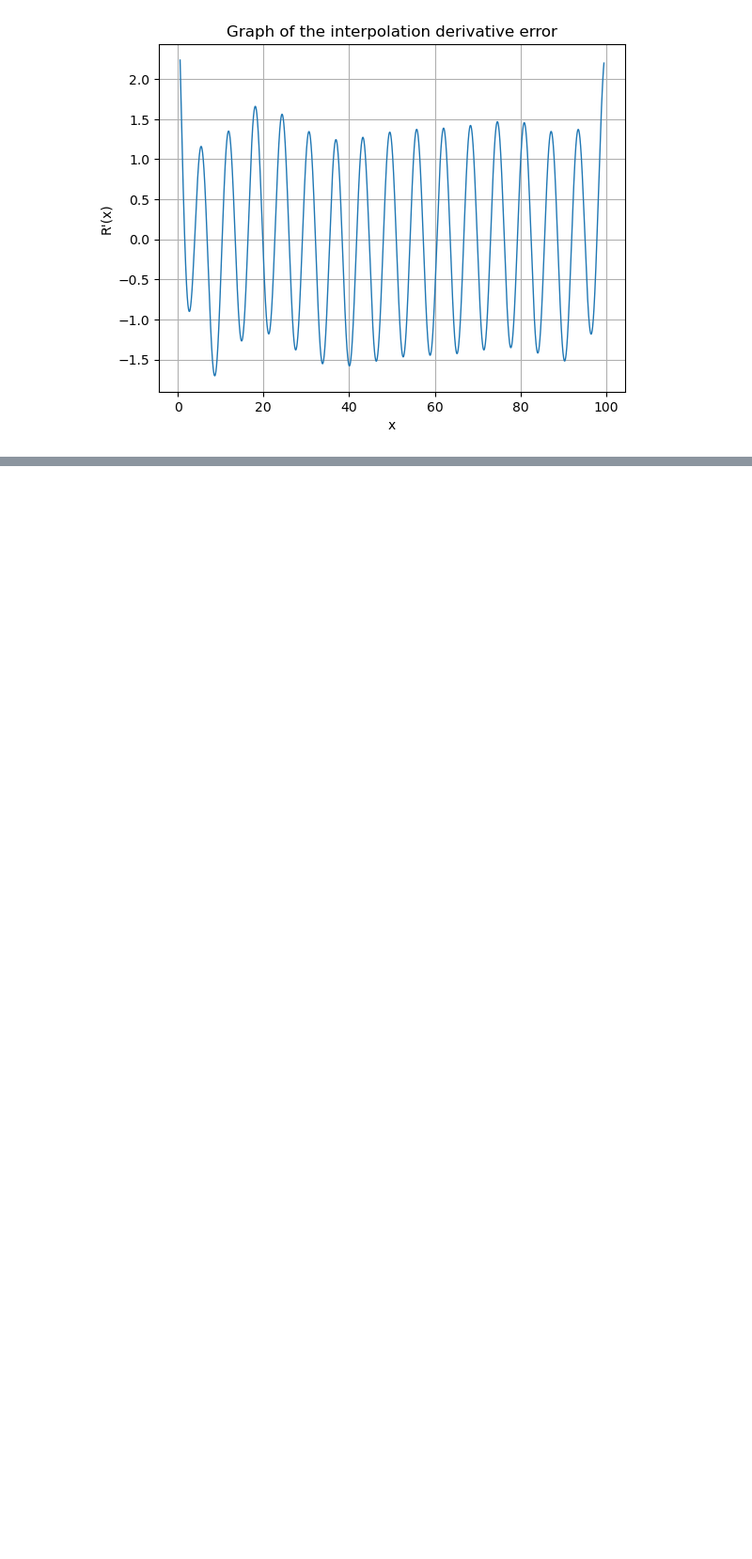
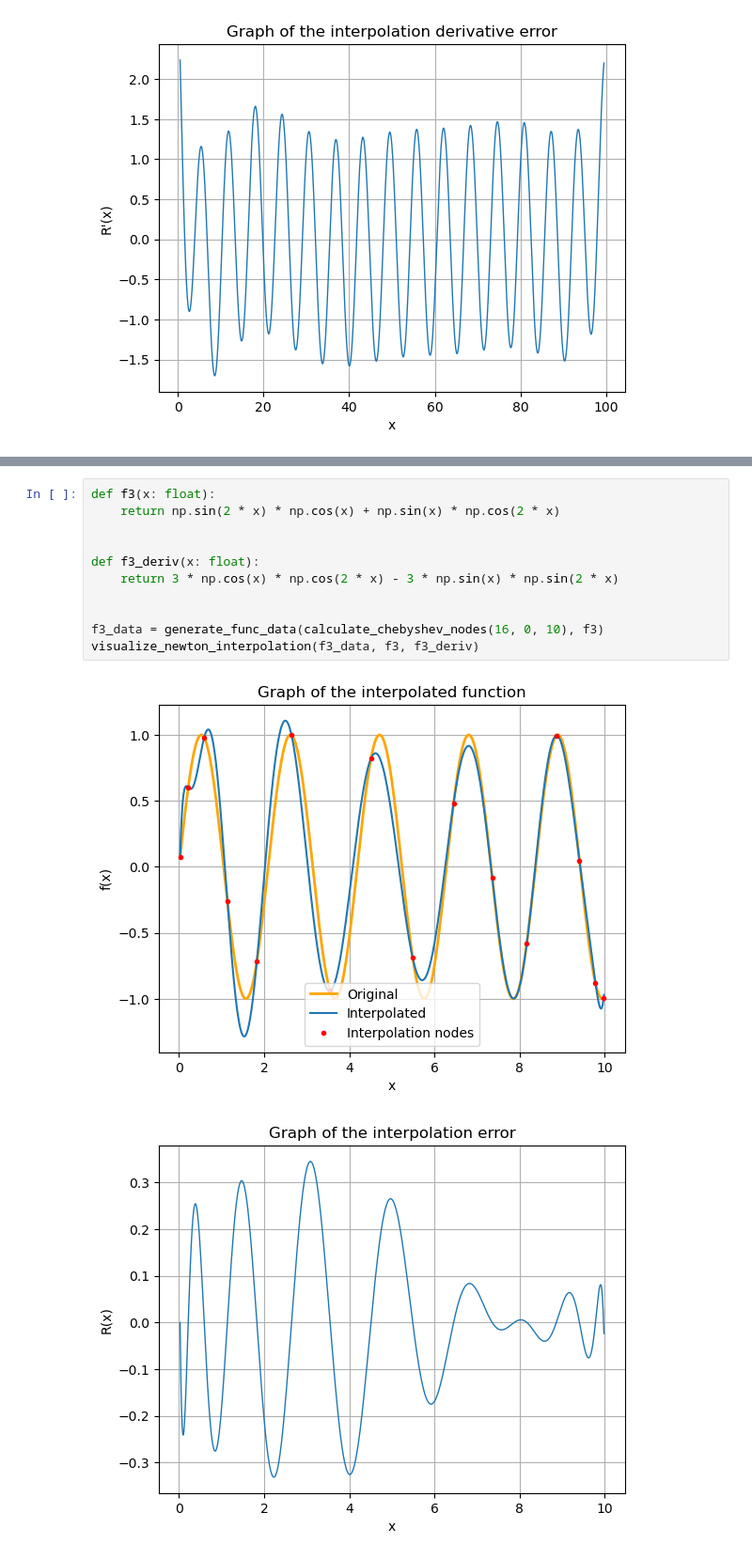
Before and after one commit to TonyTroeff/Mathematics, a Jupyter notebook: Numerical analysis/numerical_differentiation.ipynb, the cells around one changed output, grey strips where cells are left out. Shown at 94% size. Saved outputs shown, nothing was run; the diff lists cells and outputs as text; blank space fills up the shorter version.

Commit message:
Added one more example to demonstrate how the approximation of a derivative can be unstable.

```diff
--- a/Numerical analysis/numerical_differentiation.ipynb
+++ b/Numerical analysis/numerical_differentiation.ipynb
@@ -384,0 +389,14 @@ visualize_newton_interpolation(f2_data_wide, f2, f2_deriv)
+# %%
+def f3(x: float):
+    return np.sin(2 * x) * np.cos(x) + np.sin(x) * np.cos(2 * x)
+
+
+def f3_deriv(x: float):
+    return 3 * np.cos(x) * np.cos(2 * x) - 3 * np.sin(x) * np.sin(2 * x)
+
+
+f3_data = generate_func_data(calculate_chebyshev_nodes(16, 0, 10), f3)
+visualize_newton_interpolation(f3_data, f3, f3_deriv)
+# %% [output]
+[figure, added]
+[figure, added]
```
Also changed, not shown: parts of 5 cells of this notebook.
